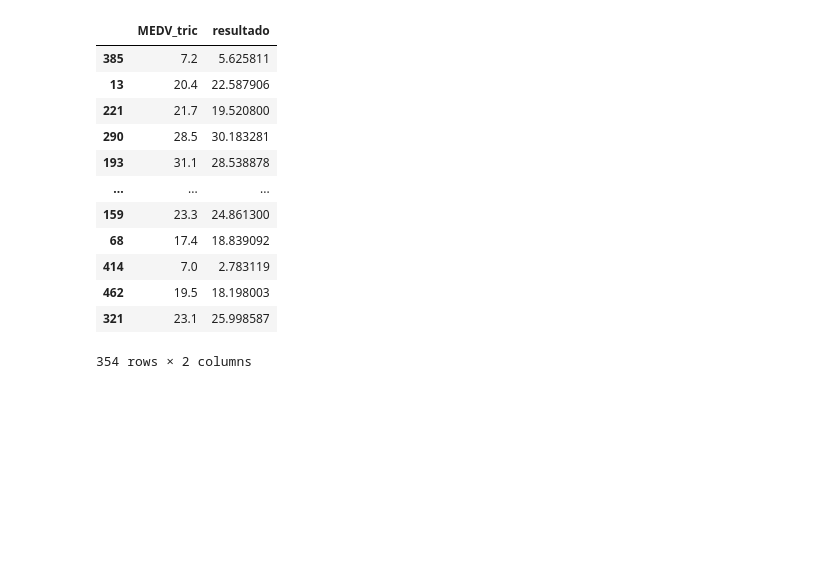
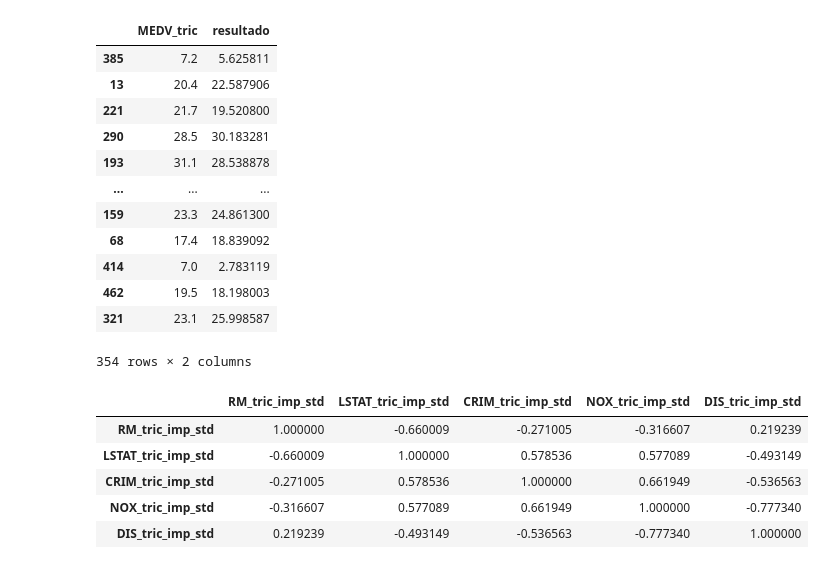
Before and after one commit to maacunap76/Especiaizacion_ML_Deep_DMC, a Jupyter notebook: Supervised_models/Linear_regression/Lab_Boston_Housing_v2.ipynb, the cells around one changed output. Saved outputs shown, nothing was run; the diff lists cells and outputs as text; code cells hidden in the pictures; blank space fills up the shorter version.

```diff
--- a/Supervised_models/Linear_regression/Lab_Boston_Housing_v2.ipynb
+++ b/Supervised_models/Linear_regression/Lab_Boston_Housing_v2.ipynb
@@ -964,5 +985,5 @@ array([ 5.62581107, 22.58790588, 19.52079984, 30.18328119, 28.53887753,
        19.1341154 , 19.88370325, 31.79574409, 16.24191225, 24.86129962,
        18.8390916 ,  2.78311902, 18.19800323, 25.99858739])
 # %%
-train['resultado']= resultado
+#train['resultado']= resultado
 # %%
@@ -981,3 +1002,16 @@ train[['MEDV_tric','resultado']]
 | 462 | 19.5 | 18.198003 |
 | 321 | 23.1 | 25.998587 |
 354 rows × 2 columns
+# %%
+train[['RM_tric_imp_std',
+                               'LSTAT_tric_imp_std',
+                               'CRIM_tric_imp_std',
+                               'NOX_tric_imp_std',
+                              'DIS_tric_imp_std']].corr()
+# %% [output]
+|  | RM_tric_imp_std | LSTAT_tric_imp_std | CRIM_tric_imp_std | NOX_tric_imp_std | DIS_tric_imp_std |
+| RM_tric_imp_std | 1.000000 | -0.660009 | -0.271005 | -0.316607 | 0.219239 |
+| LSTAT_tric_imp_std | -0.660009 | 1.000000 | 0.578536 | 0.577089 | -0.493149 |
+| CRIM_tric_imp_std | -0.271005 | 0.578536 | 1.000000 | 0.661949 | -0.536563 |
+| NOX_tric_imp_std | -0.316607 | 0.577089 | 0.661949 | 1.000000 | -0.777340 |
+| DIS_tric_imp_std | 0.219239 | -0.493149 | -0.536563 | -0.777340 | 1.000000 |
```
Also changed, not shown: parts of 19 cells of this notebook.
